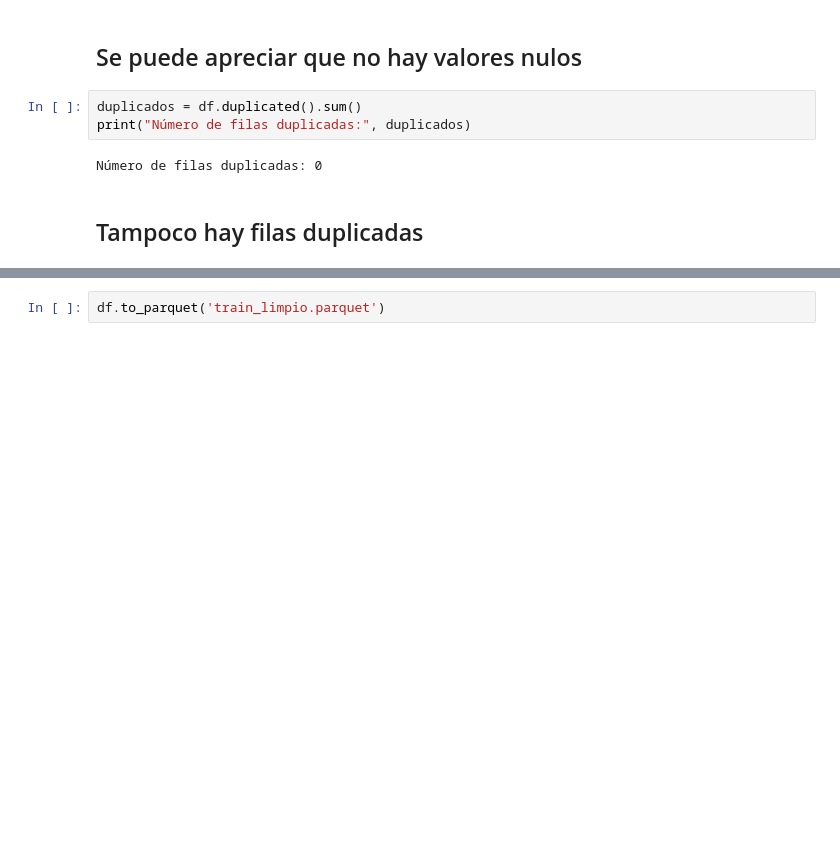
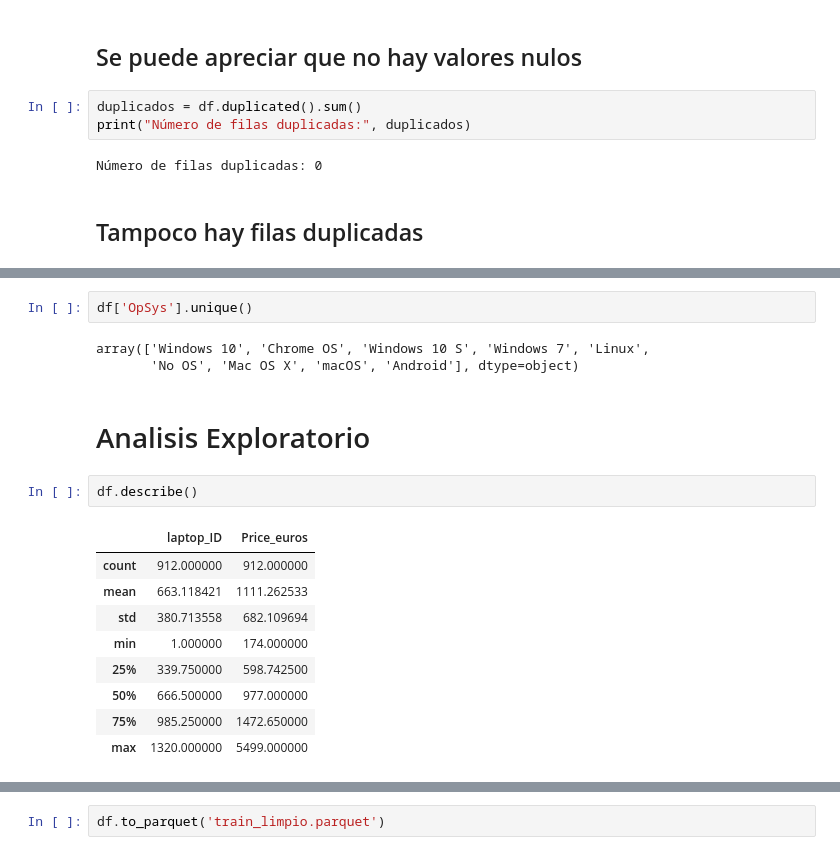
Before and after one commit to andreszaragoza/Train_Eda, a Jupyter notebook: notebooks/Analisis.ipynb, the cells around one changed output, grey strips where cells are left out. Drawn from its saved outputs; the diff is of its cells as text; blank space fills up the shorter version.

```diff
--- a/notebooks/Analisis.ipynb
+++ b/notebooks/Analisis.ipynb
@@ -90,0 +145,19 @@ Número de filas duplicadas: 0
+# %%
+df['OpSys'].unique()
+# %% [output]
+array(['Windows 10', 'Chrome OS', 'Windows 10 S', 'Windows 7', 'Linux',
+       'No OS', 'Mac OS X', 'macOS', 'Android'], dtype=object)
+# %% [markdown]
+# Analisis Exploratorio
+# %%
+df.describe()
+# %% [output]
+|  | laptop_ID | Price_euros |
+| count | 912.000000 | 912.000000 |
+| mean | 663.118421 | 1111.262533 |
+| std | 380.713558 | 682.109694 |
+| min | 1.000000 | 174.000000 |
+| 25% | 339.750000 | 598.742500 |
+| 50% | 666.500000 | 977.000000 |
+| 75% | 985.250000 | 1472.650000 |
+| max | 1320.000000 | 5499.000000 |
```
Also changed, not shown: parts of 24 cells of this notebook, 2 other files.
